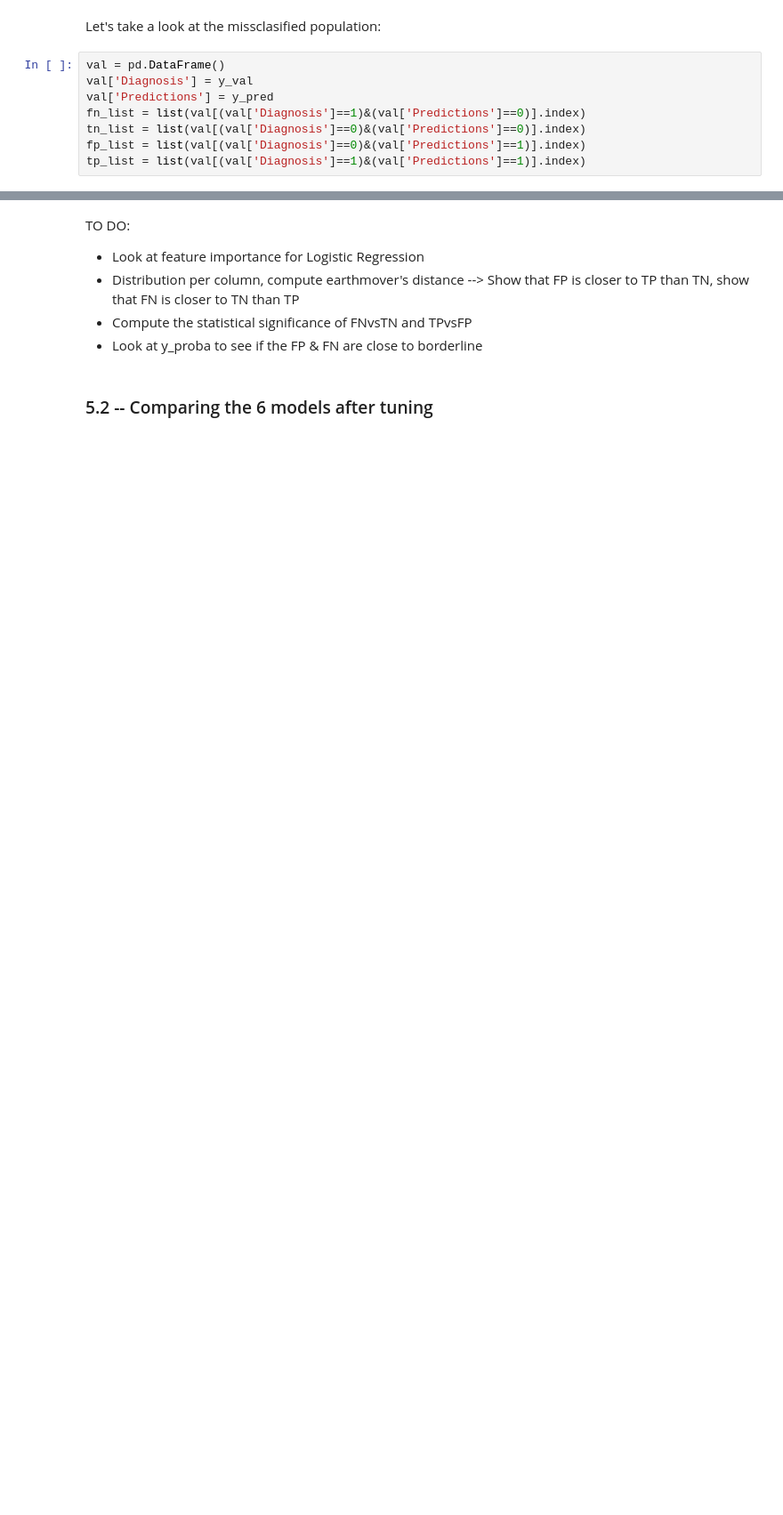
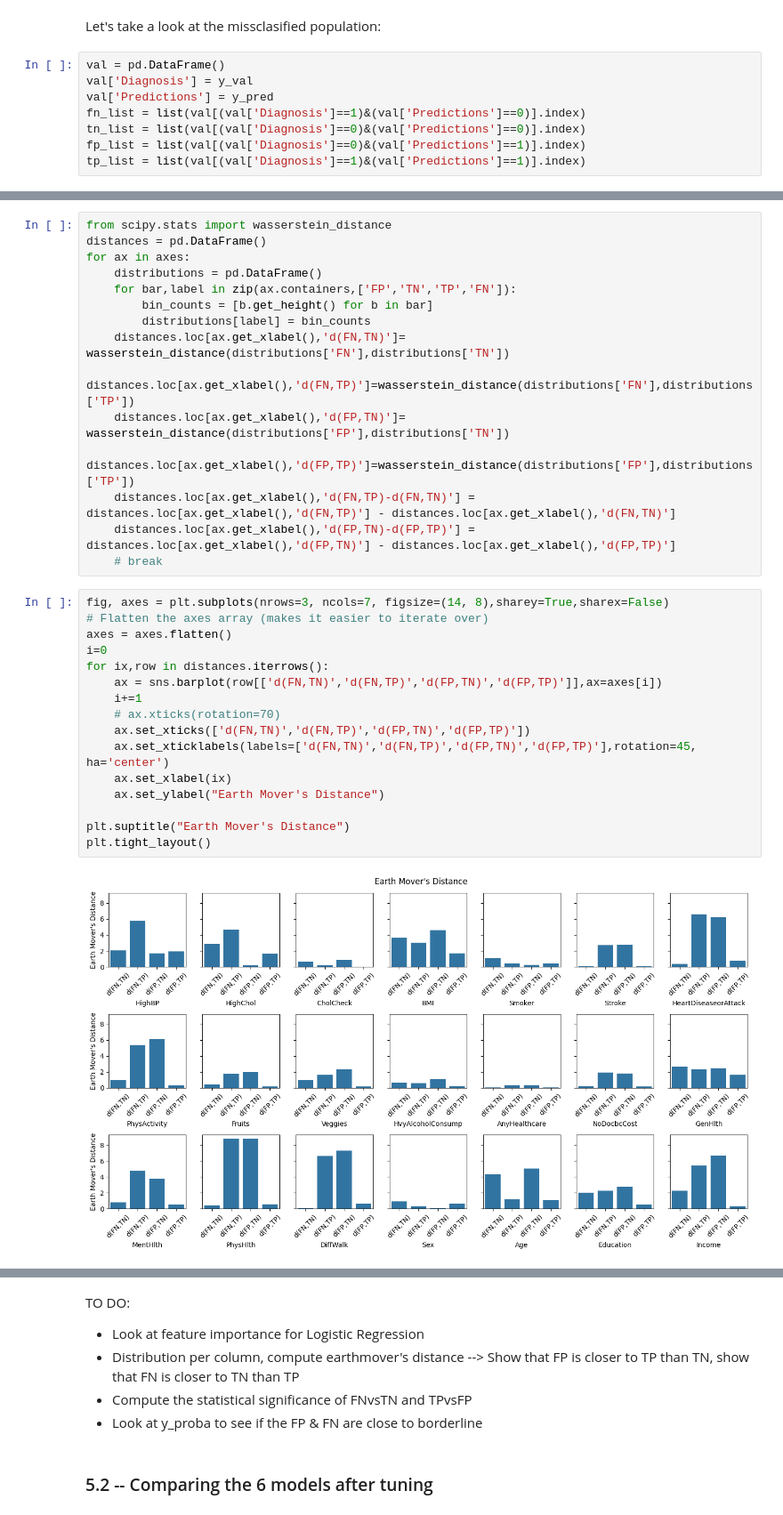
Before and after one commit to edjuaro/DiabetesMLPredictor, a Jupyter notebook: pipeline_draft.ipynb, the cells around one changed output, grey strips where cells are left out. Shown at 89% size. Saved outputs shown, nothing was run; the diff lists cells and outputs as text; blank space fills up the shorter version.

Commit message:
Adding Earth Mover's Distance metrics

```diff
--- a/pipeline_draft.ipynb
+++ b/pipeline_draft.ipynb
@@ -800,0 +803,33 @@ Note hwo the cool colors (FN & TN) *seem* like they belong to the same distribut
+# %%
+from scipy.stats import wasserstein_distance
+distances = pd.DataFrame()
+for ax in axes:
+    distributions = pd.DataFrame()
+    for bar,label in zip(ax.containers,['FP','TN','TP','FN']):
+        bin_counts = [b.get_height() for b in bar]
+        distributions[label] = bin_counts
+    distances.loc[ax.get_xlabel(),'d(FN,TN)']= wasserstein_distance(distributions['FN'],distributions['TN'])
+    distances.loc[ax.get_xlabel(),'d(FN,TP)']=wasserstein_distance(distributions['FN'],distributions['TP'])
+    distances.loc[ax.get_xlabel(),'d(FP,TN)']= wasserstein_distance(distributions['FP'],distributions['TN'])
+    distances.loc[ax.get_xlabel(),'d(FP,TP)']=wasserstein_distance(distributions['FP'],distributions['TP'])
+    distances.loc[ax.get_xlabel(),'d(FN,TP)-d(FN,TN)'] = distances.loc[ax.get_xlabel(),'d(FN,TP)'] - distances.loc[ax.get_xlabel(),'d(FN,TN)']
+    distances.loc[ax.get_xlabel(),'d(FP,TN)-d(FP,TP)'] = distances.loc[ax.get_xlabel(),'d(FP,TN)'] - distances.loc[ax.get_xlabel(),'d(FP,TP)']
+    # break
+# %%
+fig, axes = plt.subplots(nrows=3, ncols=7, figsize=(14, 8),sharey=True,sharex=False)
+# Flatten the axes array (makes it easier to iterate over)
+axes = axes.flatten()
+i=0
+for ix,row in distances.iterrows():
+    ax = sns.barplot(row[['d(FN,TN)','d(FN,TP)','d(FP,TN)','d(FP,TP)']],ax=axes[i])
+    i+=1
+    # ax.xticks(rotation=70)
+    ax.set_xticks(['d(FN,TN)','d(FN,TP)','d(FP,TN)','d(FP,TP)'])
+    ax.set_xticklabels(labels=['d(FN,TN)','d(FN,TP)','d(FP,TN)','d(FP,TP)'],rotation=45, ha='center')
+    ax.set_xlabel(ix)
+    ax.set_ylabel("Earth Mover's Distance")
+
+plt.suptitle("Earth Mover's Distance")
+plt.tight_layout()
+# %% [output]
+[figure, added]
```
Also changed, not shown: parts of 12 cells of this notebook.
